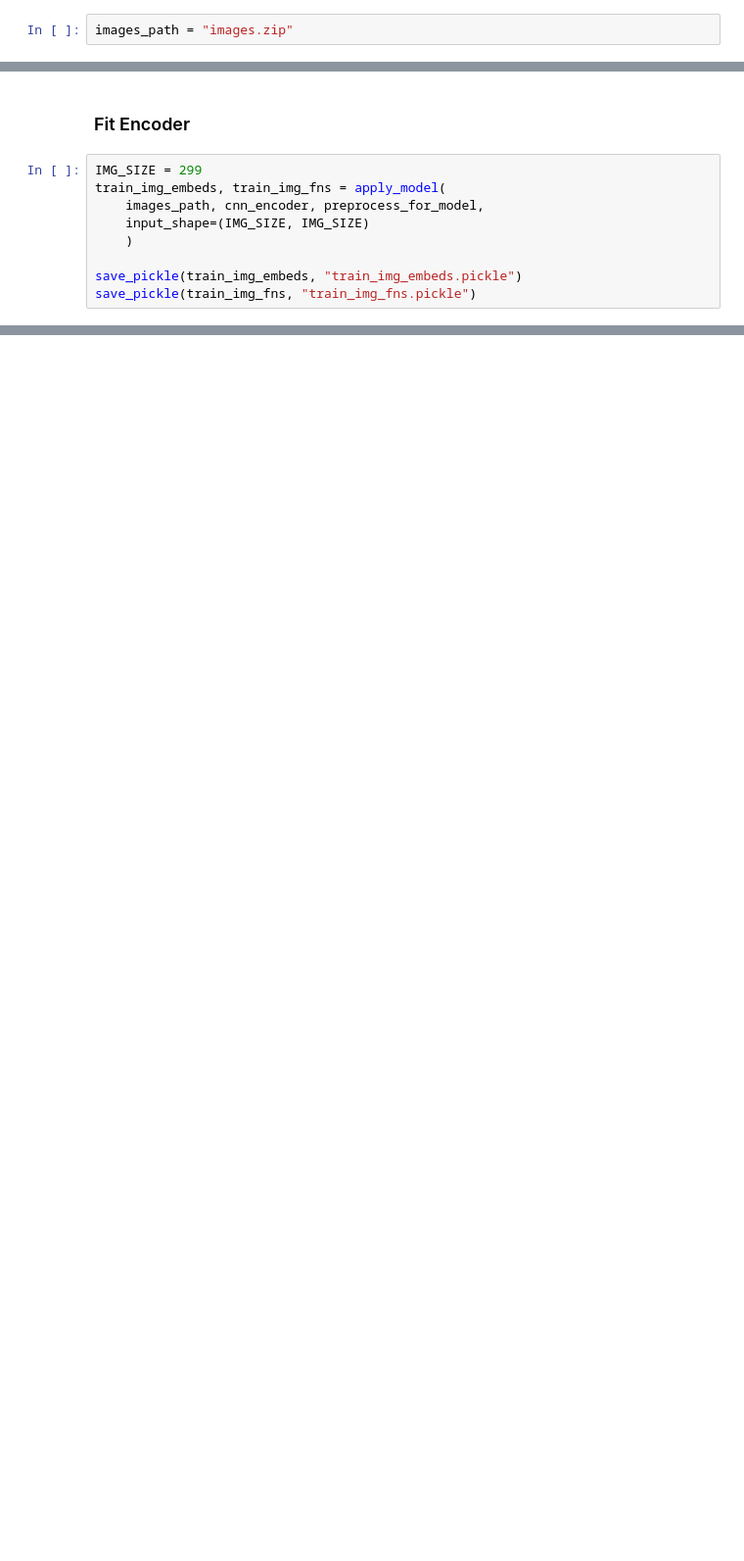
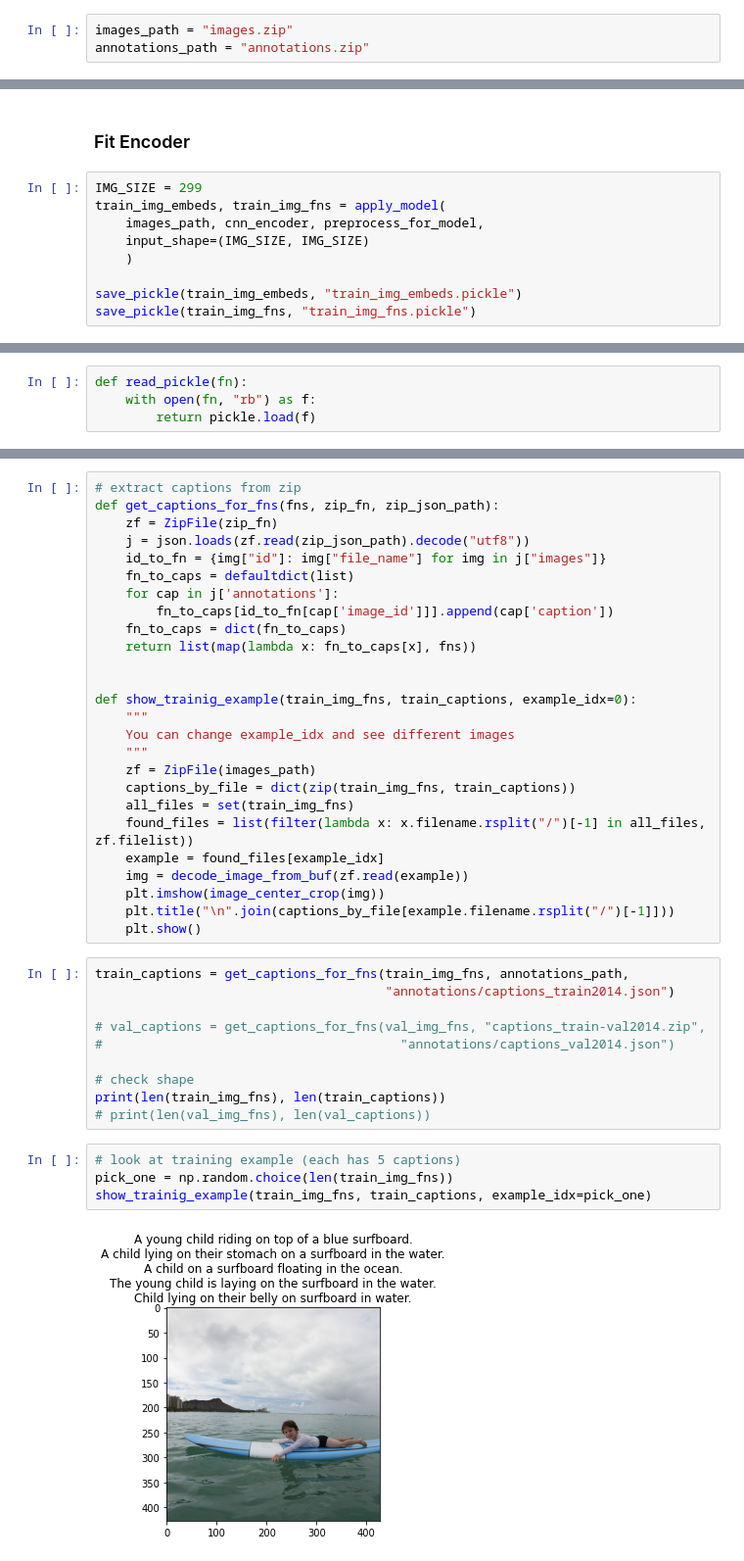
Before and after one commit to ralfcam/Machine-Learning, a Jupyter notebook: Image_captioning_problem.ipynb, the cells around one changed output, grey strips where cells are left out. Shown at 98% size. Saved outputs shown, nothing was run; the diff lists cells and outputs as text; blank space fills up the shorter version.

```diff
--- a/Image_captioning_problem.ipynb
+++ b/Image_captioning_problem.ipynb
@@ -64,6 +70,7 @@ annotations.zip     100%[===================>] 241.16M  16.7MB/s    in 16s
 2020-06-19 14:01:23 (15.0 MB/s) - ‘annotations.zip’ saved [252872794/252872794]
 # %%
 images_path = "images.zip"
+annotations_path = "annotations.zip"
 # %%
 # sample images for learners
 def sample_zip(fn_in, fn_out, rate=0.001):
@@ -234,0 +246,4 @@ save_pickle(train_img_fns, "train_img_fns.pickle")
+# %%
+def read_pickle(fn):
+    with open(fn, "rb") as f:
+        return pickle.load(f)
@@ -234,0 +263,42 @@ save_pickle(train_img_fns, "train_img_fns.pickle")
+# %%
+# extract captions from zip
+def get_captions_for_fns(fns, zip_fn, zip_json_path):
+    zf = ZipFile(zip_fn)
+    j = json.loads(zf.read(zip_json_path).decode("utf8"))
+    id_to_fn = {img["id"]: img["file_name"] for img in j["images"]}
+    fn_to_caps = defaultdict(list)
+    for cap in j['annotations']:
+        fn_to_caps[id_to_fn[cap['image_id']]].append(cap['caption'])
+    fn_to_caps = dict(fn_to_caps)
+    return list(map(lambda x: fn_to_caps[x], fns))
+
+
+def show_trainig_example(train_img_fns, train_captions, example_idx=0):
+    """
+    You can change example_idx and see different images
+    """
+    zf = ZipFile(images_path)
+    captions_by_file = dict(zip(train_img_fns, train_captions))
+    all_files = set(train_img_fns)
+    found_files = list(filter(lambda x: x.filename.rsplit("/")[-1] in all_files, zf.filelist))
+    example = found_files[example_idx]
+    img = decode_image_from_buf(zf.read(example))
+    plt.imshow(image_center_crop(img))
+    plt.title("\n".join(captions_by_file[example.filename.rsplit("/")[-1]]))
+    plt.show()
+# %%
+train_captions = get_captions_for_fns(train_img_fns, annotations_path,
+                                      "annotations/captions_train2014.json")
+
+# val_captions = get_captions_for_fns(val_img_fns, "captions_train-val2014.zip",
+#                                       "annotations/captions_val2014.json")
+
+# check shape
+print(len(train_img_fns), len(train_captions))
+# print(len(val_img_fns), len(val_captions))
+# %%
+# look at training example (each has 5 captions)
+pick_one = np.random.choice(len(train_img_fns))
+show_trainig_example(train_img_fns, train_captions, example_idx=pick_one)
+# %% [output]
+[figure, added]
```
Also changed, not shown: parts of 4 cells of this notebook.
